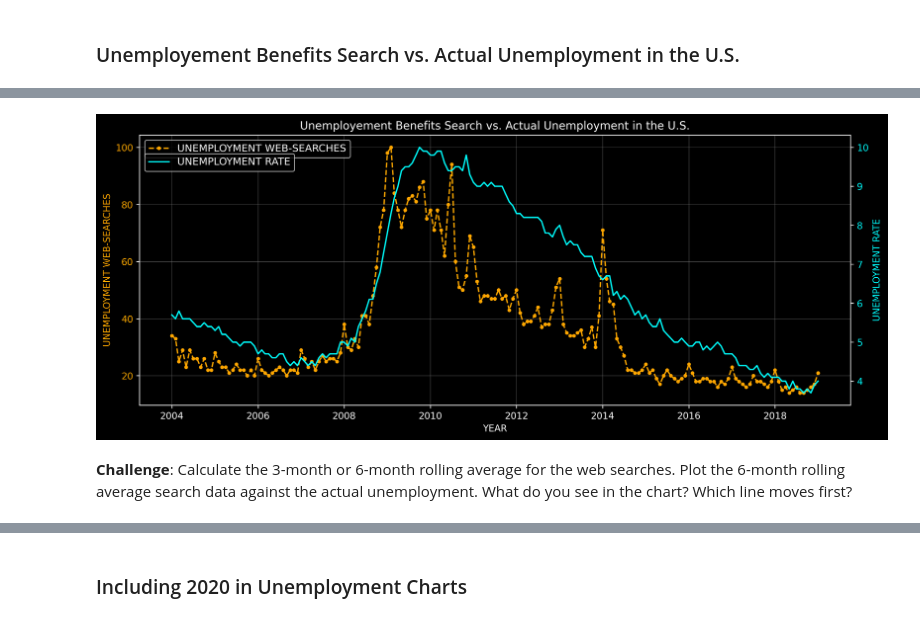
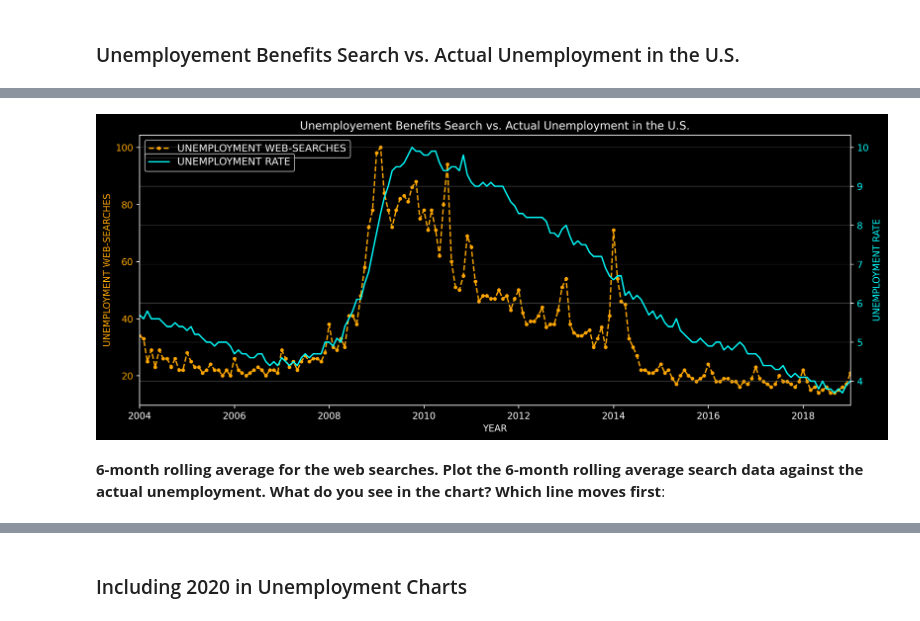
Before and after one commit to ahmedyar7/Data-Science-Projects, a Jupyter notebook: Google Trends/main.ipynb, the cells around one changed output, grey strips where cells are left out. Drawn from its saved outputs; the diff is of its cells as text; code cells hidden in the pictures.

Commit message:
Visualizing the 6 month

```diff
--- a/Google Trends/main.ipynb
+++ b/Google Trends/main.ipynb
@@ -354,34 +352,42 @@ axis1.plot(
 # Plotting Graph2
 axis2.plot(
     X_COR,
     Y_COR_2,
     color="cyan",
     label="UNEMPLOYMENT RATE",
 )
 
+
+# X & Y Limits
+axis1.set_xlim(
+    df_unemployment["MONTH"][0],
+    df_unemployment["MONTH"].max(),
+)
+
+
 # Setting Up Labels:
 axis1.set_xlabel("YEAR")
 axis1.set_ylabel("UNEMPLOYMENT WEB-SEARCHES", color="orange")
 axis2.set_ylabel("UNEMPLOYMENT RATE", color="cyan")
 
 
 # Styling Labels
 axis1.tick_params(axis="y", labelcolor="orange")
 axis2.tick_params(axis="y", labelcolor="cyan")
 
 
 # Legend:
 axis1.legend(loc="upper left", bbox_to_anchor=(0, 1), fontsize=11)
 axis2.legend(loc="upper left", bbox_to_anchor=(0, 0.95), fontsize=11)
 
 
 # Grid:
-axis1.grid(True, color="gray", linewidth=0.3)
+axis2.grid(True, which="both", color="gray", linewidth=0.3)
 
 
 plt.tight_layout()
 plt.show()
 # %% [output]
-[figure, old version]
+[figure, new version]
 # %% [markdown]
-**Challenge**: Calculate the 3-month or 6-month rolling average for the web searches. Plot the 6-month rolling average search data against the actual unemployment. What do you see in the chart? Which line moves first?
+**6-month rolling average for the web searches. Plot the 6-month rolling average search data against the actual unemployment. What do you see in the chart? Which line moves first**:
```
Also changed, not shown: parts of 5 cells of this notebook.
